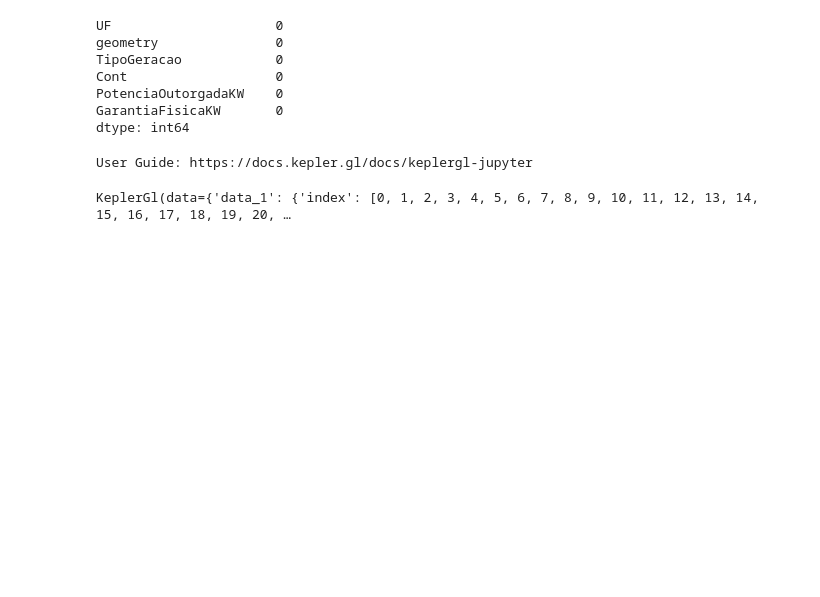
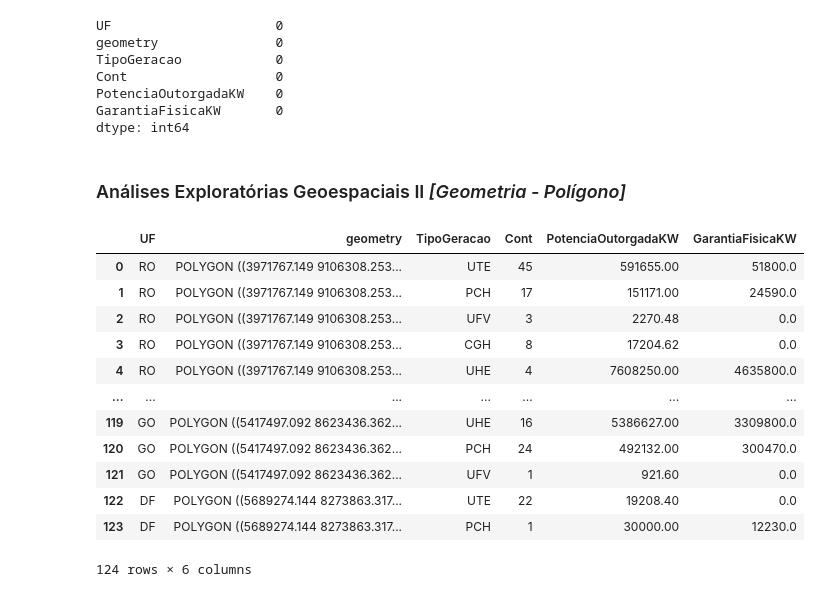
Before and after one commit to viniciusgribas/Analise_dados_geracao_BR, a Jupyter notebook: Master_Code.ipynb, the cells around one changed output. Drawn from its saved outputs; the diff is of its cells as text; code cells hidden in the pictures; blank space fills up the shorter version.

```diff
--- a/Master_Code.ipynb
+++ b/Master_Code.ipynb
@@ -556,7 +560,7 @@ gdf_br["NM_ESTADO"] = gdf_br.NM_ESTADO.map({
 'RONDÔNIA':'RO', 'ACRE':'AC', 'AMAZONAS':'AM', 'RORAIMA':'RR', 'PARÁ':'PA', 'AMAPÁ':'AP',
        'TOCANTINS':'TO', 'MARANHÃO':'MA', 'PIAUÍ':'PI', 'CEARÁ':'CE', 'RIO GRANDE DO NORTE':'RN',
        'PARAÍBA':'PB', 'PERNAMBUCO':'PE', 'ALAGOAS':'AL', 'SERGIPE':'SE', 'BAHIA':'BA',
-       'MINAS GERAIS':'MG', 'ESPÍRITO SANTO':'ES', 'RIO DE JANEIRO':'RJ', 'SÃO PAULO':'SP',
+       'MINAS GERAIS':'MG', 'ESPIRITO SANTO':'ES', 'RIO DE JANEIRO':'RJ', 'SÃO PAULO':'SP',
        'PARANÁ':'PR', 'SANTA CATARINA':'SC', 'RIO GRANDE DO SUL':'RS',
        'MATO GROSSO DO SUL':'MS', 'MATO GROSSO':'MT', 'GOIÁS':'GO', 'DISTRITO FEDERAL':'DF'})
 
@@ -583,24 +587,4 @@ gdf_br = gdf_br.merge(gdf_ger, on='UF')
 # Excluímos a geometria de ponto para esta análise
 
 gdf_br = gdf_br.rename(columns = {'geometry_x': 'geometry','geometry_y': 'geometry_point' }, inplace = False)
-gdf_br = gdf_br.drop('geometry_point', axis='columns')
-
-
-# Agora, busca-se criar um novo DF, menor, contendo observações referentes aos valores agrupados por UF
-
-### Primeiro, se extraí a soma total de cada um dos tipos de geração
-
-gpby_gdf_br_uf_sum = gdf_br.groupby(['UF','TipoGeracao']).sum().reset_index()
-
-### Depois, soma-se a quantidade dos tipos de geração para cada UF. Excluindo as colunas desnecessárias no final
-gpby_gdf_br_uf_tipoGeracao_count = gdf_br.groupby(['UF','TipoGeracao']).count().reset_index()
-
-##### Excluindo as colunas desnecessárias no final
-gpby_gdf_br_uf_tipoGeracao_count = gpby_gdf_br_uf_tipoGeracao_count[['UF','TipoGeracao','ID']].copy()
-##### Renomeando-a para 'Cont'
-gpby_gdf_br_uf_tipoGeracao_count.rename(columns={"ID": "Cont"},inplace = True)
-
-
-### Agora, cria-se um DF com as geometrias, para atribuí-las ao mapa
-newdf = gdf_br[['UF','geometry','TipoGeracao']].copy()
-gdf_br_UF_geometry_TipoGera = newdf.drop_duplicates()
+#gdf_br = gdf_br.drop('geometry_point', axis='columns')
@@ -649,6 +657,24 @@ Cont                   0
 PotenciaOutorgadaKW    0
 GarantiaFisicaKW       0
 dtype: int64
+# %% [markdown]
+### Análises Exploratórias Geoespaciais II *[Geometria - Polígono]*
+# %%
+gdf_br_final
+# %% [output]
+|  | UF | geometry | TipoGeracao | Cont | PotenciaOutorgadaKW | GarantiaFisicaKW |
+| 0 | RO | POLYGON ((3971767.149 9106308.253... | UTE | 45 | 591655.00 | 51800.0 |
+| 1 | RO | POLYGON ((3971767.149 9106308.253... | PCH | 17 | 151171.00 | 24590.0 |
+| 2 | RO | POLYGON ((3971767.149 9106308.253... | UFV | 3 | 2270.48 | 0.0 |
+| 3 | RO | POLYGON ((3971767.149 9106308.253... | CGH | 8 | 17204.62 | 0.0 |
+| 4 | RO | POLYGON ((3971767.149 9106308.253... | UHE | 4 | 7608250.00 | 4635800.0 |
+| ... | ... | ... | ... | ... | ... | ... |
+| 119 | GO | POLYGON ((5417497.092 8623436.362... | UHE | 16 | 5386627.00 | 3309800.0 |
+| 120 | GO | POLYGON ((5417497.092 8623436.362... | PCH | 24 | 492132.00 | 300470.0 |
+| 121 | GO | POLYGON ((5417497.092 8623436.362... | UFV | 1 | 921.60 | 0.0 |
+| 122 | DF | POLYGON ((5689274.144 8273863.317... | UTE | 22 | 19208.40 | 0.0 |
+| 123 | DF | POLYGON ((5689274.144 8273863.317... | PCH | 1 | 30000.00 | 12230.0 |
+124 rows × 6 columns
 # %%
 # # Determinando coordenadas de onde está o Brasil (LAT,LONG)
 BR_coordenadas = (-14.467508,-50.42311410)
@@ -656,26 +682,14 @@ BR_coordenadas = (-14.467508,-50.42311410)
 # # Criando o mapa em um objeto folium
 f_map_br = folium.Map(location = BR_coordenadas, zoom_start = 80)
 
-# # Número máximo de registros para rodar sem problemas
-gdf_br_temp = gdf_br_final.copy()
-
-numero_maximo_registros = 50
-
-
-# # Atribuindo um número máximo de registros temporário, para deixar o mapa menos pesado
-gdf_br_temp.drop(gdf_br_temp.index[numero_maximo_registros:], inplace=True)
-gdf_br_temp
-
 # Determinando o DF como uma geometria polygon para geração de mapas
 
-gdf_br_final  = gpd.GeoDataFrame(gdf_br, geometry='geometry')
-gdf_br_temp = gpd.GeoDataFrame(gdf_br_temp, geometry='geometry')
+gdf_br_final  = gpd.GeoDataFrame(gdf_br_final, geometry='geometry')
 
- gdf_br.plot(column='MdaPotenciaOutorgadaKW', cmap='OrRd', edgecolor='k', legend=True)
+# Utilizando a biblioteca KeplerGL
 
-#gdf_br.plot(column='MdaPotenciaOutorgadaKW', cmap='OrRd', edgecolor='k', legend=True)
+#kepler_map = keplergl.KeplerGl(height=800)
 
-# ,
+#kepler_map.add_data(data=gdf_br_final, name="Dados SIGA ANEEL")
+
+#kepler_map
-# %% [output]
-User Guide: https://docs.kepler.gl/docs/keplergl-jupyter
-KeplerGl(data={'data_1': {'index': [0, 1, 2, 3, 4, 5, 6, 7, 8, 9, 10, 11, 12, 13, 14, 15, 16, 17, 18, 19, 20, …
```
Also changed, not shown: parts of 7 cells of this notebook, 1 other file.
